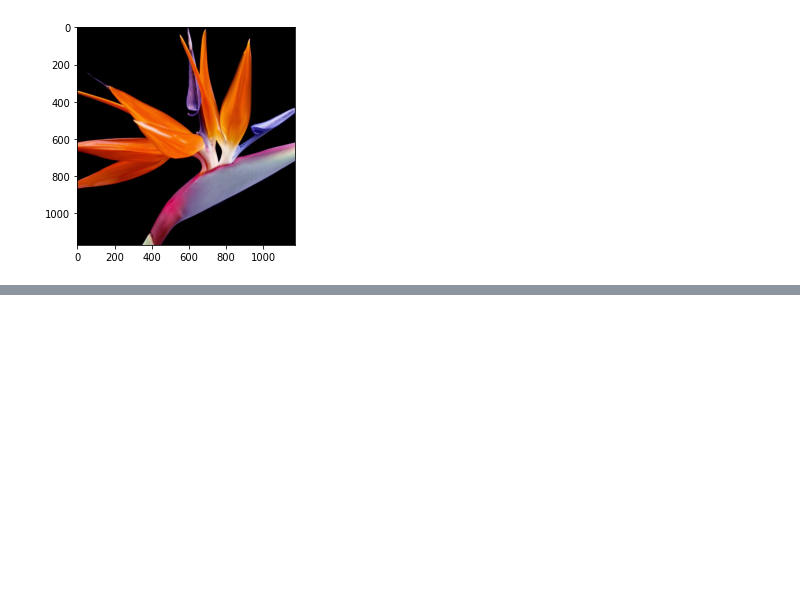
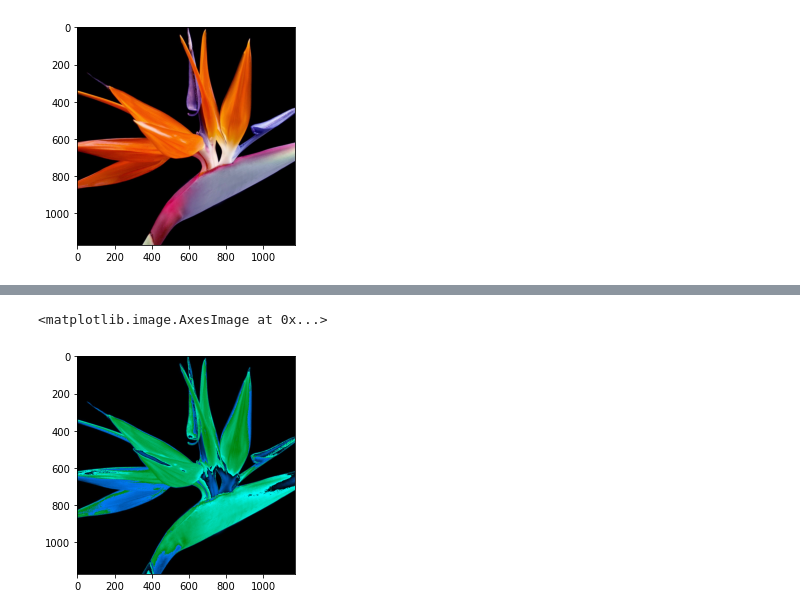
Before and after one commit to mpatrini7/DataLAB42, a Jupyter notebook: Week2/Week2.ipynb, the cells around one changed output, grey strips where cells are left out. Cells and saved outputs as stored; diff of their text form; code cells hidden in the pictures; blank space fills up the shorter version.

```diff
--- a/Week2/Week2.ipynb
+++ b/Week2/Week2.ipynb
@@ -171,0 +172,3 @@ np.concatenate((incr_arr(9).reshape(3), img))
+# %%
+img2 = img.reshape((img.shape[0] * img.shape[1]), 3 )
+img2
@@ -171,0 +183,3 @@ np.concatenate((incr_arr(9).reshape(3), img))
+# %%
+matrix = np.concatenate((incr_arr(3), incr_arr(3), incr_arr(3)))
+matrix.shape
@@ -171,0 +188,3 @@ np.concatenate((incr_arr(9).reshape(3), img))
+# %%
+img_f = np.matmul(img2, matrix)
+img_f
@@ -171,0 +199,5 @@ np.concatenate((incr_arr(9).reshape(3), img))
+# %%
+plt.imshow(img_f.reshape(img.shape).astype(img.dtype))
+# %% [output]
+<matplotlib.image.AxesImage at 0x...>
+[figure, added]
```
Also changed, not shown: parts of 14 cells of this notebook.
